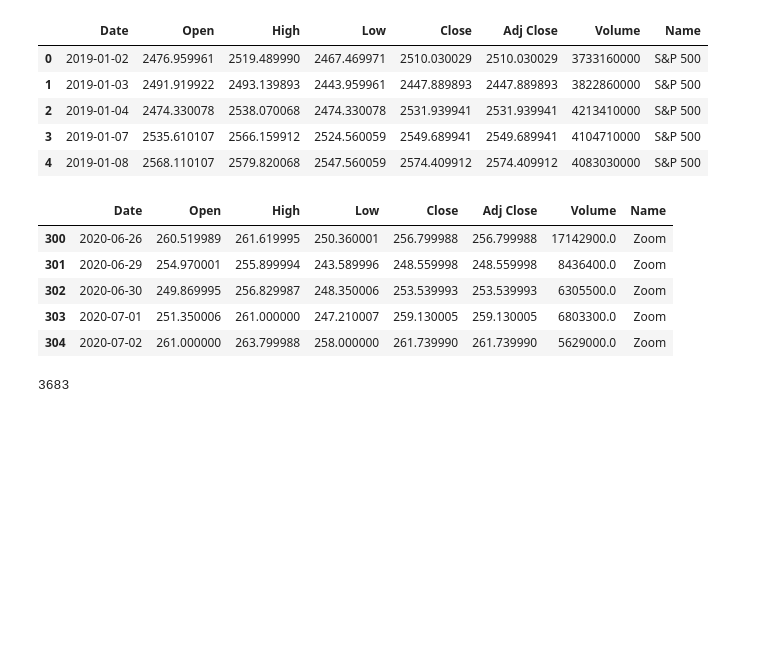
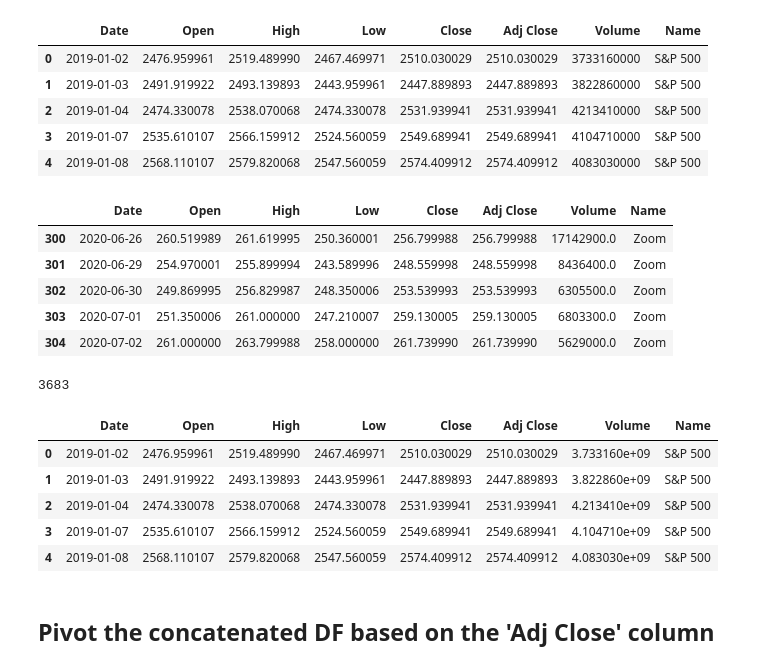
Before and after one commit to robertbozsik/impacts-of-covid19, a Jupyter notebook: data_cleaning_RB.ipynb, the cells around one changed output. Saved outputs shown, nothing was run; the diff lists cells and outputs as text; code cells hidden in the pictures; blank space fills up the shorter version.

```diff
--- a/data_cleaning_RB.ipynb
+++ b/data_cleaning_RB.ipynb
@@ -221,3 +223,15 @@ len(df_concated)
+# %%
+test = pd.read_csv('Data/asset_classes_concated.csv')
+test.head()
+# %% [output]
+|  | Date | Open | High | Low | Close | Adj Close | Volume | Name |
+| 0 | 2019-01-02 | 2476.959961 | 2519.489990 | 2467.469971 | 2510.030029 | 2510.030029 | 3.733160e+09 | S&P 500 |
+| 1 | 2019-01-03 | 2491.919922 | 2493.139893 | 2443.959961 | 2447.889893 | 2447.889893 | 3.822860e+09 | S&P 500 |
+| 2 | 2019-01-04 | 2474.330078 | 2538.070068 | 2474.330078 | 2531.939941 | 2531.939941 | 4.213410e+09 | S&P 500 |
+| 3 | 2019-01-07 | 2535.610107 | 2566.159912 | 2524.560059 | 2549.689941 | 2549.689941 | 4.104710e+09 | S&P 500 |
+| 4 | 2019-01-08 | 2568.110107 | 2579.820068 | 2547.560059 | 2574.409912 | 2574.409912 | 4.083030e+09 | S&P 500 |
+# %% [markdown]
+## Pivot the concatenated DF based on the 'Adj Close' column
 # %%
 df_pivoted = pd.pivot_table(df_concated, index='Date', columns='Name', values='Adj Close')
 # %%
```
Also changed, not shown: parts of 9 cells of this notebook, 2 other files.
